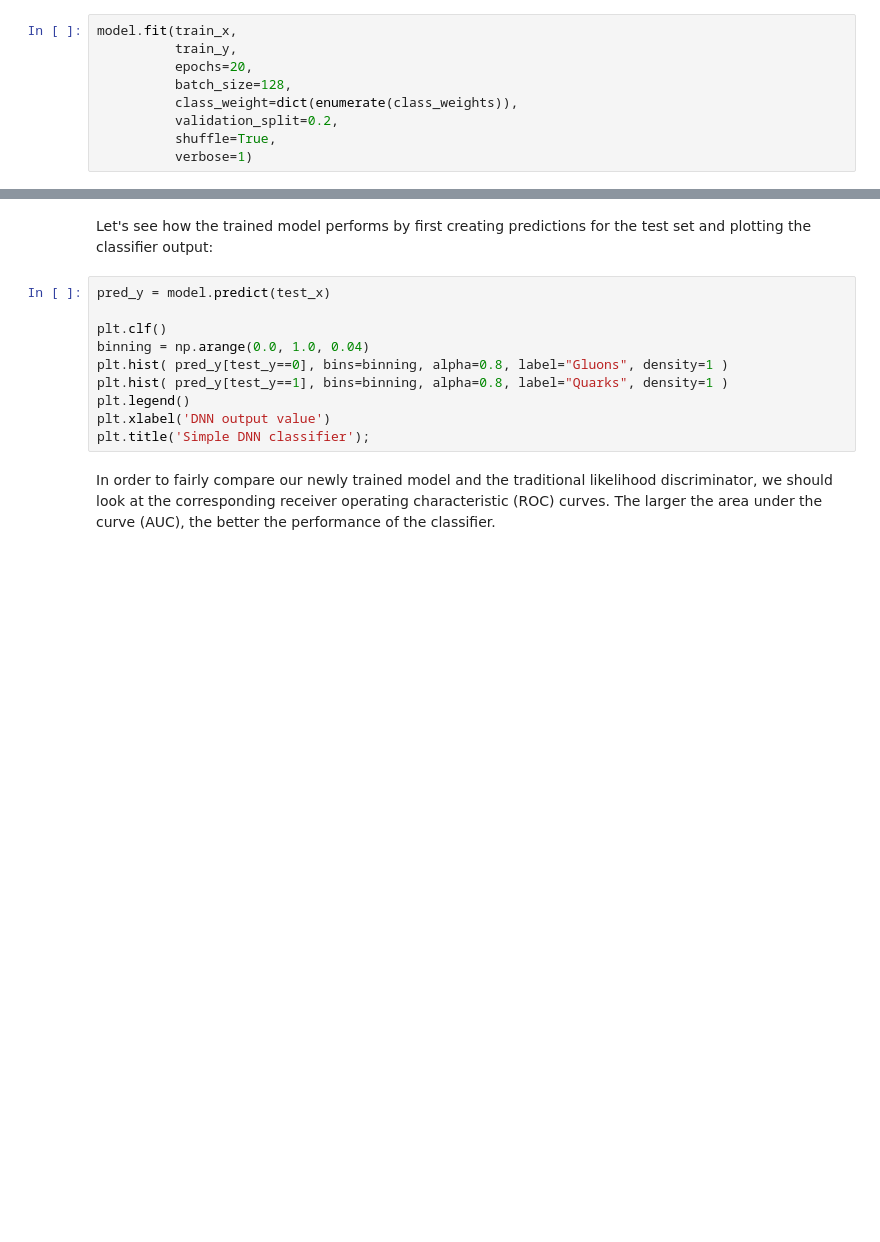
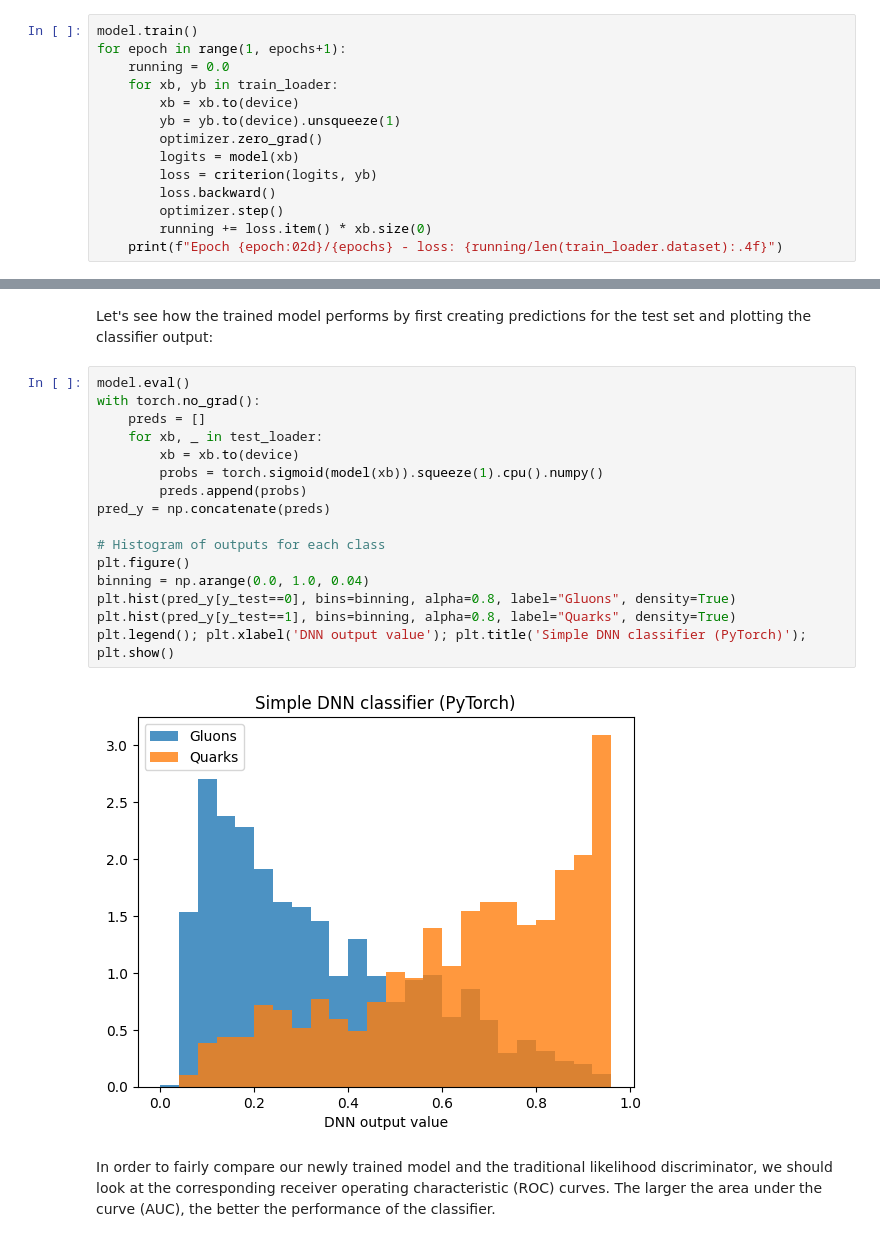
Before and after one commit to cms-dpoa/cms-nikhef-tutorial, a Jupyter notebook: QCDJets_ML_example.ipynb, the cells around one changed output, grey strips where cells are left out. Saved outputs shown, nothing was run; the diff lists cells and outputs as text; blank space fills up the shorter version.

```diff
--- a/QCDJets_ML_example.ipynb
+++ b/QCDJets_ML_example.ipynb
@@ -178,11 +249,16 @@ class_weights = class_weight.compute_class_weight(
 # %% [markdown]
 Then we train the model:
-# %%
-model.fit(train_x,
-          train_y,
-          epochs=20,
-          batch_size=128,
-          class_weight=dict(enumerate(class_weights)),
-          validation_split=0.2,
-          shuffle=True,
-          verbose=1)
+# %%
+model.train()
+for epoch in range(1, epochs+1):
+    running = 0.0
+    for xb, yb in train_loader:
+        xb = xb.to(device)
+        yb = yb.to(device).unsqueeze(1)
+        optimizer.zero_grad()
+        logits = model(xb)
+        loss = criterion(logits, yb)
+        loss.backward()
+        optimizer.step()
+        running += loss.item() * xb.size(0)
+    print(f"Epoch {epoch:02d}/{epochs} - loss: {running/len(train_loader.dataset):.4f}")
@@ -189,15 +286,24 @@ model.fit(train_x,
 # %% [markdown]
 Let's see how the trained model performs by first creating predictions for the test set and plotting the classifier output:
 # %%
-pred_y = model.predict(test_x)
+model.eval()
+with torch.no_grad():
+    preds = []
+    for xb, _ in test_loader:
+        xb = xb.to(device)
+        probs = torch.sigmoid(model(xb)).squeeze(1).cpu().numpy()
+        preds.append(probs)
+pred_y = np.concatenate(preds)
 
-plt.clf()
+# Histogram of outputs for each class
+plt.figure()
 binning = np.arange(0.0, 1.0, 0.04)
-plt.hist( pred_y[test_y==0], bins=binning, alpha=0.8, label="Gluons", density=1 )
-plt.hist( pred_y[test_y==1], bins=binning, alpha=0.8, label="Quarks", density=1 )
-plt.legend()
-plt.xlabel('DNN output value')
-plt.title('Simple DNN classifier');
+plt.hist(pred_y[y_test==0], bins=binning, alpha=0.8, label="Gluons", density=True)
+plt.hist(pred_y[y_test==1], bins=binning, alpha=0.8, label="Quarks", density=True)
+plt.legend(); plt.xlabel('DNN output value'); plt.title('Simple DNN classifier (PyTorch)');
+plt.show()
+# %% [output]
+[figure, added]
 # %% [markdown]
 In order to fairly compare our newly trained model and the traditional likelihood discriminator, we should look at the corresponding receiver operating characteristic (ROC) curves. The larger the area under the curve (AUC), the better the performance of the classifier.
 # %%
```
Also changed, not shown: parts of 20 cells of this notebook, 1 other file.
